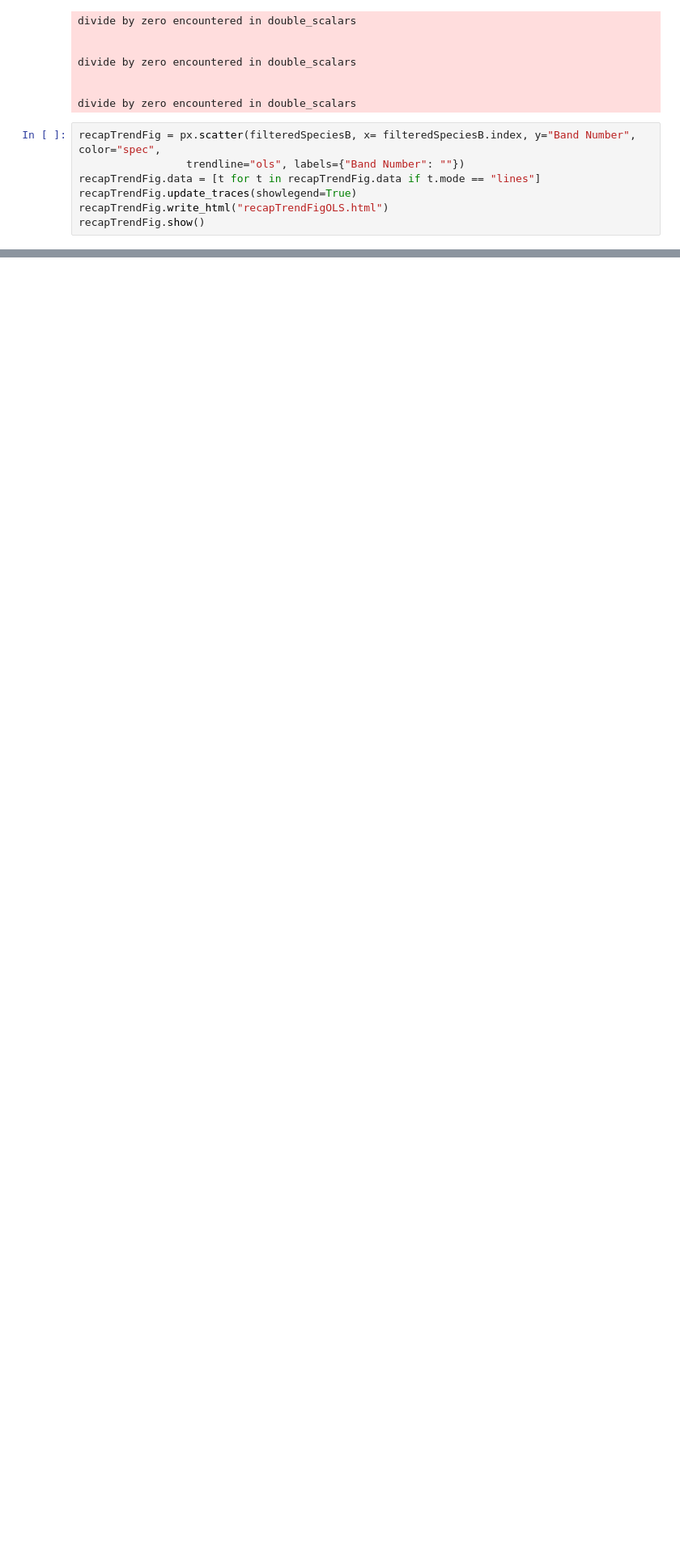
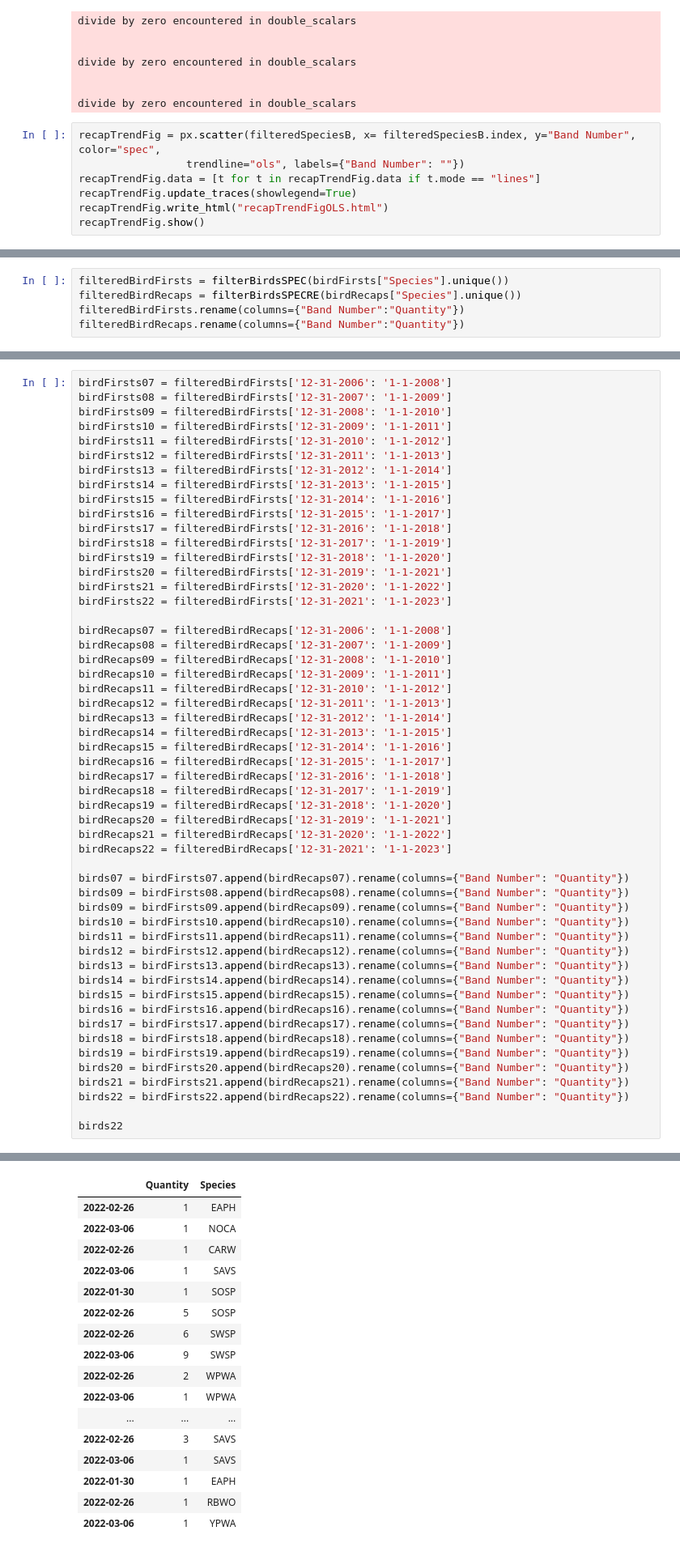
Before and after one commit to Pryzzm/PanoRestoration, a Jupyter notebook: MainAnalysis.ipynb, the cells around one changed output, grey strips where cells are left out. Shown at 81% size. Cells and saved outputs as stored; diff of their text form; blank space fills up the shorter version.

```diff
--- a/MainAnalysis.ipynb
+++ b/MainAnalysis.ipynb
@@ -797,0 +823,5 @@ recapTrendFig.show()
+# %%
+filteredBirdFirsts = filterBirdsSPEC(birdFirsts["Species"].unique())
+filteredBirdRecaps = filterBirdsSPECRE(birdRecaps["Species"].unique())
+filteredBirdFirsts.rename(columns={"Band Number":"Quantity"})
+filteredBirdRecaps.rename(columns={"Band Number":"Quantity"})
@@ -797,0 +843,54 @@ recapTrendFig.show()
+# %%
+birdFirsts07 = filteredBirdFirsts['12-31-2006': '1-1-2008']
+birdFirsts08 = filteredBirdFirsts['12-31-2007': '1-1-2009']
+birdFirsts09 = filteredBirdFirsts['12-31-2008': '1-1-2010']
+birdFirsts10 = filteredBirdFirsts['12-31-2009': '1-1-2011']
+birdFirsts11 = filteredBirdFirsts['12-31-2010': '1-1-2012']
+birdFirsts12 = filteredBirdFirsts['12-31-2011': '1-1-2013']
+birdFirsts13 = filteredBirdFirsts['12-31-2012': '1-1-2014']
+birdFirsts14 = filteredBirdFirsts['12-31-2013': '1-1-2015']
+birdFirsts15 = filteredBirdFirsts['12-31-2014': '1-1-2016']
+birdFirsts16 = filteredBirdFirsts['12-31-2015': '1-1-2017']
+birdFirsts17 = filteredBirdFirsts['12-31-2016': '1-1-2018']
+birdFirsts18 = filteredBirdFirsts['12-31-2017': '1-1-2019']
+birdFirsts19 = filteredBirdFirsts['12-31-2018': '1-1-2020']
+birdFirsts20 = filteredBirdFirsts['12-31-2019': '1-1-2021']
+birdFirsts21 = filteredBirdFirsts['12-31-2020': '1-1-2022']
+birdFirsts22 = filteredBirdFirsts['12-31-2021': '1-1-2023']
+
+birdRecaps07 = filteredBirdRecaps['12-31-2006': '1-1-2008']
+birdRecaps08 = filteredBirdRecaps['12-31-2007': '1-1-2009']
+birdRecaps09 = filteredBirdRecaps['12-31-2008': '1-1-2010']
+birdRecaps10 = filteredBirdRecaps['12-31-2009': '1-1-2011']
+birdRecaps11 = filteredBirdRecaps['12-31-2010': '1-1-2012']
+birdRecaps12 = filteredBirdRecaps['12-31-2011': '1-1-2013']
+birdRecaps13 = filteredBirdRecaps['12-31-2012': '1-1-2014']
+birdRecaps14 = filteredBirdRecaps['12-31-2013': '1-1-2015']
+birdRecaps15 = filteredBirdRecaps['12-31-2014': '1-1-2016']
+birdRecaps16 = filteredBirdRecaps['12-31-2015': '1-1-2017']
+birdRecaps17 = filteredBirdRecaps['12-31-2016': '1-1-2018']
+birdRecaps18 = filteredBirdRecaps['12-31-2017': '1-1-2019']
+birdRecaps19 = filteredBirdRecaps['12-31-2018': '1-1-2020']
+birdRecaps20 = filteredBirdRecaps['12-31-2019': '1-1-2021']
+birdRecaps21 = filteredBirdRecaps['12-31-2020': '1-1-2022']
+birdRecaps22 = filteredBirdRecaps['12-31-2021': '1-1-2023']
+
+birds07 = birdFirsts07.append(birdRecaps07).rename(columns={"Band Number": "Quantity"})
+birds09 = birdFirsts08.append(birdRecaps08).rename(columns={"Band Number": "Quantity"})
+birds09 = birdFirsts09.append(birdRecaps09).rename(columns={"Band Number": "Quantity"})
+birds10 = birdFirsts10.append(birdRecaps10).rename(columns={"Band Number": "Quantity"})
+birds11 = birdFirsts11.append(birdRecaps11).rename(columns={"Band Number": "Quantity"})
+birds12 = birdFirsts12.append(birdRecaps12).rename(columns={"Band Number": "Quantity"})
+birds13 = birdFirsts13.append(birdRecaps13).rename(columns={"Band Number": "Quantity"})
+birds14 = birdFirsts14.append(birdRecaps14).rename(columns={"Band Number": "Quantity"})
+birds15 = birdFirsts15.append(birdRecaps15).rename(columns={"Band Number": "Quantity"})
+birds16 = birdFirsts16.append(birdRecaps16).rename(columns={"Band Number": "Quantity"})
+birds17 = birdFirsts17.append(birdRecaps17).rename(columns={"Band Number": "Quantity"})
+birds18 = birdFirsts18.append(birdRecaps18).rename(columns={"Band Number": "Quantity"})
+birds19 = birdFirsts19.append(birdRecaps19).rename(columns={"Band Number": "Quantity"})
+birds20 = birdFirsts20.append(birdRecaps20).rename(columns={"Band Number": "Quantity"})
+birds21 = birdFirsts21.append(birdRecaps21).rename(columns={"Band Number": "Quantity"})
+birds22 = birdFirsts22.append(birdRecaps22).rename(columns={"Band Number": "Quantity"})
+
+birds22
+# %% [output]
@@ -797,0 +914,17 @@ recapTrendFig.show()
+|  | Quantity | Species |
+| 2022-02-26 | 1 | EAPH |
+| 2022-03-06 | 1 | NOCA |
+| 2022-02-26 | 1 | CARW |
+| 2022-03-06 | 1 | SAVS |
+| 2022-01-30 | 1 | SOSP |
+| 2022-02-26 | 5 | SOSP |
+| 2022-02-26 | 6 | SWSP |
+| 2022-03-06 | 9 | SWSP |
+| 2022-02-26 | 2 | WPWA |
+| 2022-03-06 | 1 | WPWA |
+| ... | ... | ... |
+| 2022-02-26 | 3 | SAVS |
+| 2022-03-06 | 1 | SAVS |
+| 2022-01-30 | 1 | EAPH |
+| 2022-02-26 | 1 | RBWO |
+| 2022-03-06 | 1 | YPWA |
```
Also changed, not shown: parts of 14 cells of this notebook, 27 other files.
